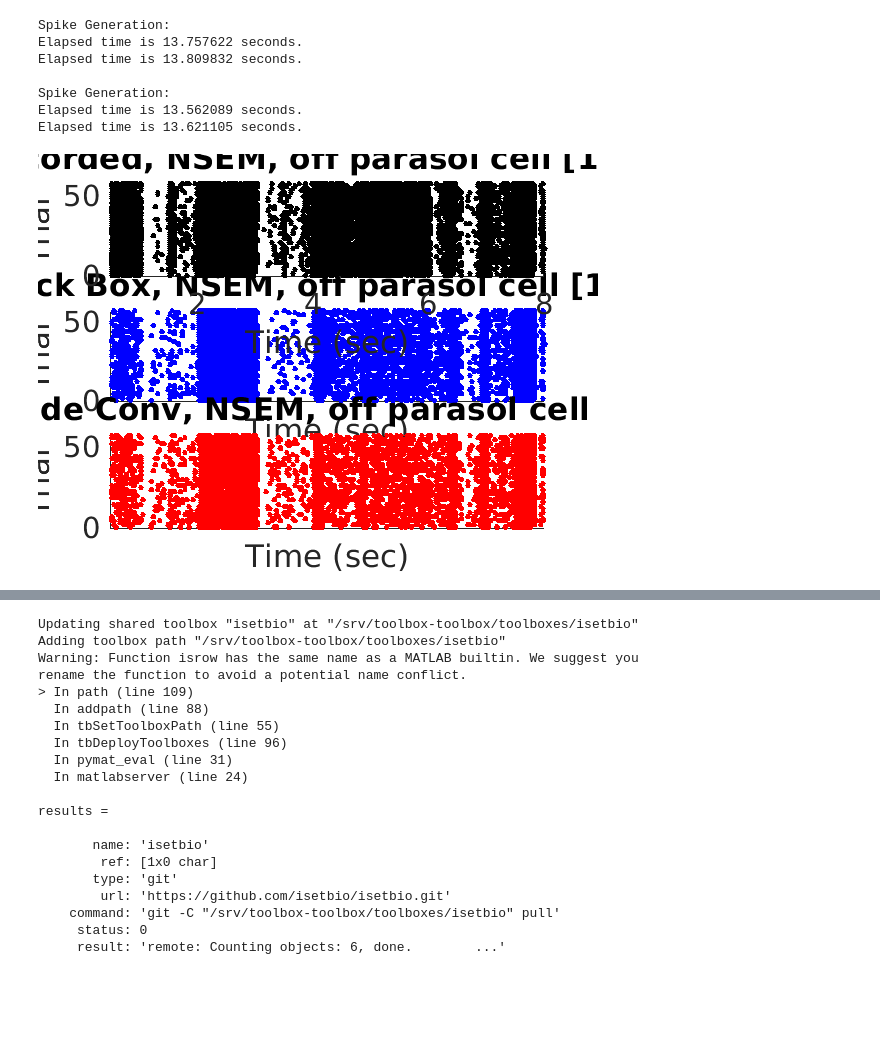
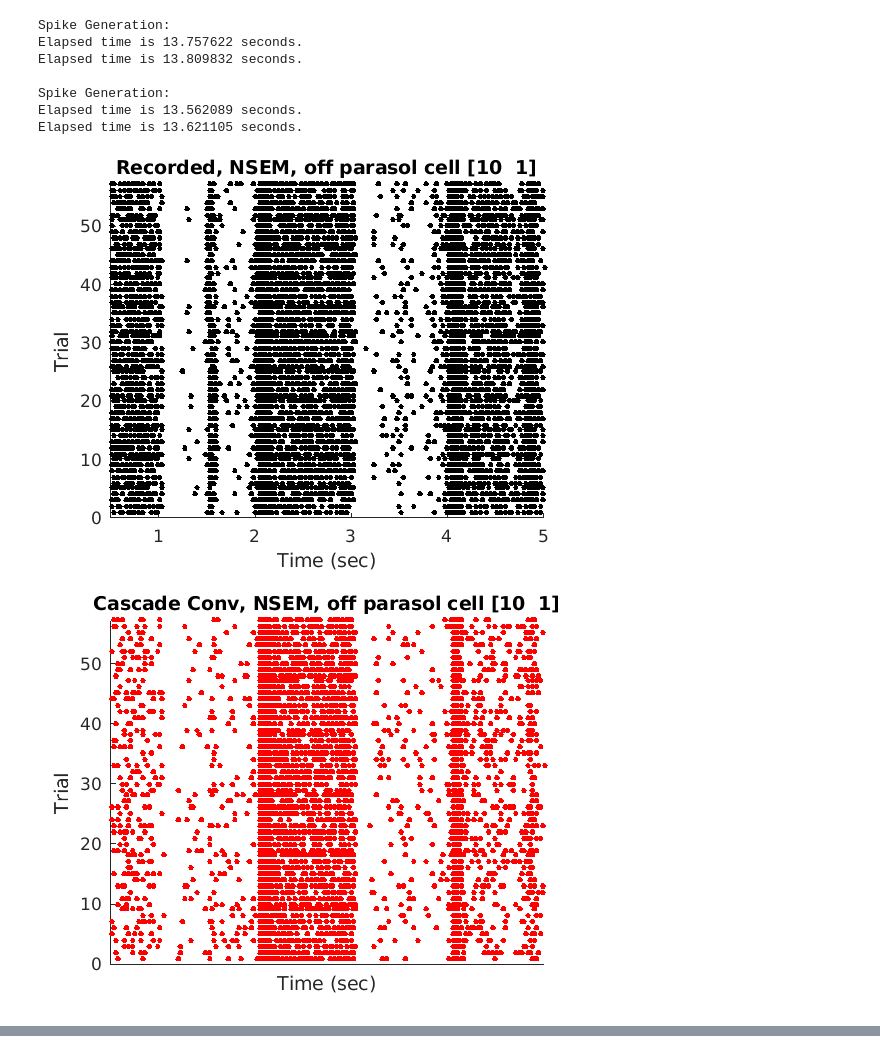
Before and after one commit to isetbio/notebooks, a Jupyter notebook: isetbio/Introduction/RGC/RGC-00.ipynb, the cells around one changed output, grey strips where cells are left out. Saved outputs shown, nothing was run; the diff lists cells and outputs as text; code cells hidden in the pictures; blank space fills up the shorter version.

Commit message:
figures for rasters adjusted

```diff
--- a/isetbio/Introduction/RGC/RGC-00.ipynb
+++ b/isetbio/Introduction/RGC/RGC-00.ipynb
@@ -276,54 +276,47 @@ innerRetinaRecordedPSTH = mosaicGet(innerRetinaRecorded.mosaic{1},'responsePsth'
 %% Plot the rasters
 
 % Set the time and cell number
 tStart = 1.5;% 9%1.5;
-tEnd = 9;%21;%18%21;%1*8.5;
+tEnd = 6;%21;%18%21;%1*8.5;
 cellNum = 10;
+
+nTrialsShow = nTrials;
 
 % Plot the original GLM prediction
 % vcNewGraphWin([],'upperleftbig');
 h1 = figure; hold on;
-subplot(312); hold on;
+% subplot(312); hold on;
 % subplot(211); hold on;
 % irPlot(innerRetina,'raster','cell',[cellNum 1],'hold','on','color','r')
 irPlot(innerRetinaSU,'raster','cell',[cellNum 1],'hf',h1,'dt',0.1,'color','b');
 title(sprintf('Black Box, NSEM, off parasol cell [%d 1]',cellNum));
-set(gca,'fontsize',14);
-axis([tStart tEnd 0 nTrials]);
+set(gca,'fontsize',8);
+axis([tStart tEnd 0 nTrialsShow]);
 % axis off
 set(gca, 'xtick',-1);
 
 % Plot the biophys/subunit prediction
-subplot(313); hold on;
-% subplot(212); hold on;
-% irPlot(innerRetinaSU,'raster','cell',[cellNum 1],'hold','on','color','b')
-irPlot(innerRetina,'raster','cell',[cellNum 1],'hf',h1,'dt',0.1,'color','r');
+h2 = figure;
+% subplot(313); hold on;
+irPlot(innerRetina,'raster','cell',[cellNum 1],'hf',h2,'dt',0.1,'color','r');
 title(sprintf('Cascade Conv, NSEM, off parasol cell [%d  1]',cellNum));
-set(gca,'fontsize',14);
-% axis([tStart-.04 tEnd-.04 0 nTrials]); % when using theoretical irGLM
-% axis([tStart tEnd 0 nTrials]);
-% switch stimulusTestI
-%     case 1
-%         axis([tStart+1 tEnd+1 0 nTrials]);
-%     case 2
-        axis([tStart tEnd 0 nTrials]);
-% end
-% axis off
+set(gca,'fontsize',8);
+axis([tStart tEnd 0 nTrials]);
 set(gca, 'xtick',-1);
 
 % % Plot the recorded spikes
-subplot(311); hold on;
-
-irPlot(innerRetinaRecorded,'raster','cell',[cellNum 1],'hf',h1,'dt',0.1,'color','k');
-% irPlot(innerRetinaRecorded,'raster','cell',[cellNum 1],'hold','on','color','k')
+% subplot(311); hold on;
+h3 = figure;
+irPlot(innerRetinaRecorded,'raster','cell',[cellNum 1],'hf',h3,'dt',0.1,'color','k');
 title(sprintf('Recorded, NSEM, off parasol cell [%d  1]',cellNum));
-set(gca,'fontsize',14);
+set(gca,'fontsize',8);
 
 switch stimulusTestI
     case 1
         axis([tStart-0.5 tEnd-0.5 0 nTrials]);
     case 2
         axis([tStart-1 tEnd-1 0 nTrials]);
 end
 # %% [output]
-[figure, old version]
+[figure, new version]
+[figure, added]
@@ -330,23 +323,0 @@ end
-# %%
-results = tbDeployToolboxes('name', 'isetbio')
-# %% [output]
-Updating shared toolbox "isetbio" at "/srv/toolbox-toolbox/toolboxes/isetbio"
-Adding toolbox path "/srv/toolbox-toolbox/toolboxes/isetbio"
-Warning: Function isrow has the same name as a MATLAB builtin. We suggest you
-rename the function to avoid a potential name conflict.
-> In path (line 109)
-  In addpath (line 88)
-  In tbSetToolboxPath (line 55)
-  In tbDeployToolboxes (line 96)
-  In pymat_eval (line 31)
-  In matlabserver (line 24)
-
-results =
-
-       name: 'isetbio'
-        ref: [1x0 char]
-       type: 'git'
-        url: 'https://github.com/isetbio/isetbio.git'
-    command: 'git -C "/srv/toolbox-toolbox/toolboxes/isetbio" pull'
-     status: 0
-     result: 'remote: Counting objects: 6, done.        ...'
```
Also changed, not shown: parts of 2 cells of this notebook.
